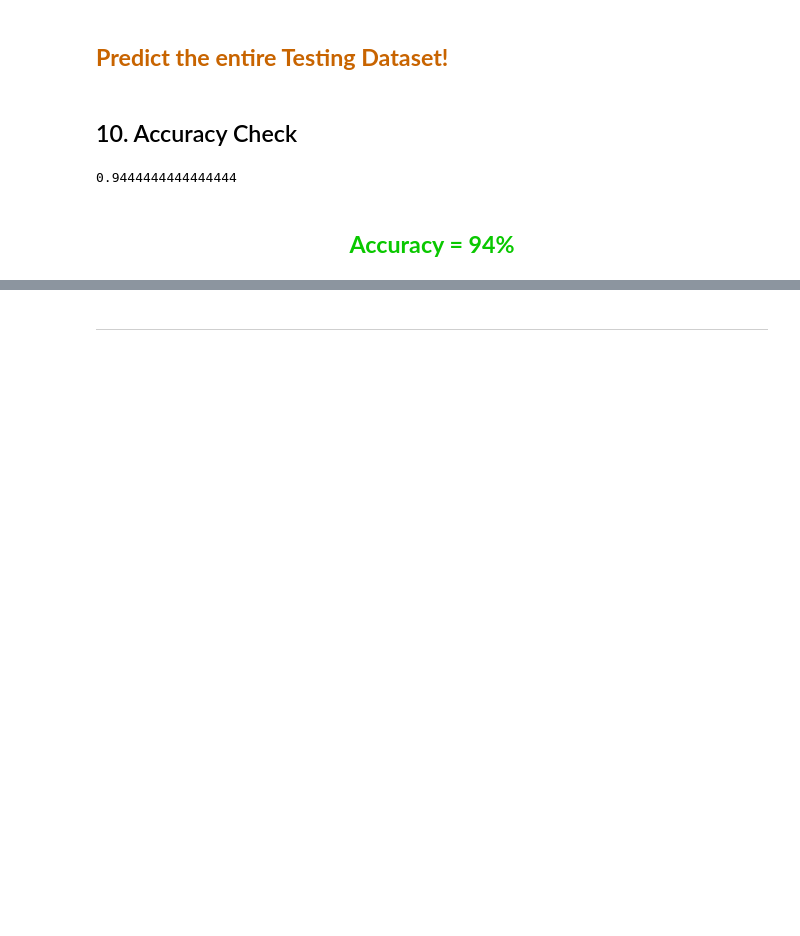
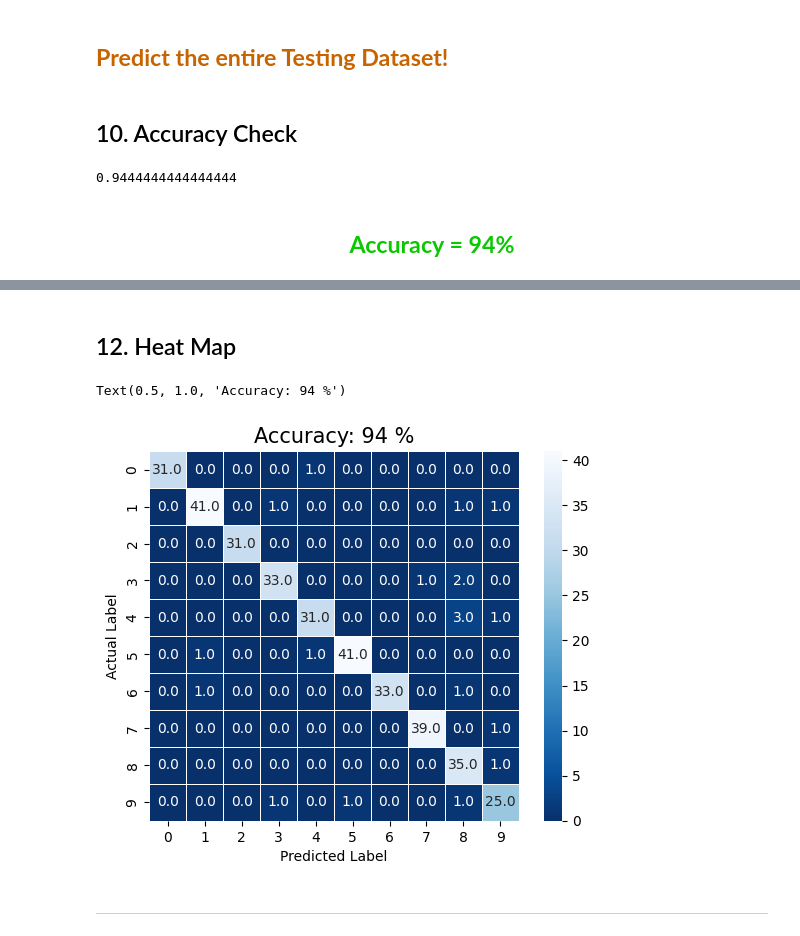
Before and after one commit to ZiaUrRehman-bit/Implementation-of-Machine-Learning-Algorithm, a Jupyter notebook: 03. Logistic Regression/02.LogisticRegressionOnDigits.ipynb, the cells around one changed output, grey strips where cells are left out. Drawn from its saved outputs; the diff is of its cells as text; code cells hidden in the pictures; blank space fills up the shorter version.

```diff
--- a/03. Logistic Regression/02.LogisticRegressionOnDigits.ipynb
+++ b/03. Logistic Regression/02.LogisticRegressionOnDigits.ipynb
@@ -141,0 +147,3 @@ accuracy
+# %%
+confusionMetrix = metrics.confusion_matrix(yTest, pred)
+confusionMetrix
@@ -142,2 +161,12 @@ accuracy
+# %% [markdown]
+## 12. Heat Map
+# %%
+sns.heatmap(confusionMetrix, annot=True, fmt=".1f", linewidths=.5, square=True, cmap='Blues_r')
+plt.ylabel("Actual Label")
+plt.xlabel("Predicted Label")
+plt.title(f"Accuracy: {int(accuracy * 100)} %", size = 15)
+# %% [output]
+Text(0.5, 1.0, 'Accuracy: 94 %')
+[figure, added]
 # %% [markdown]
 ******
```
Also changed, not shown: parts of 3 cells of this notebook.
